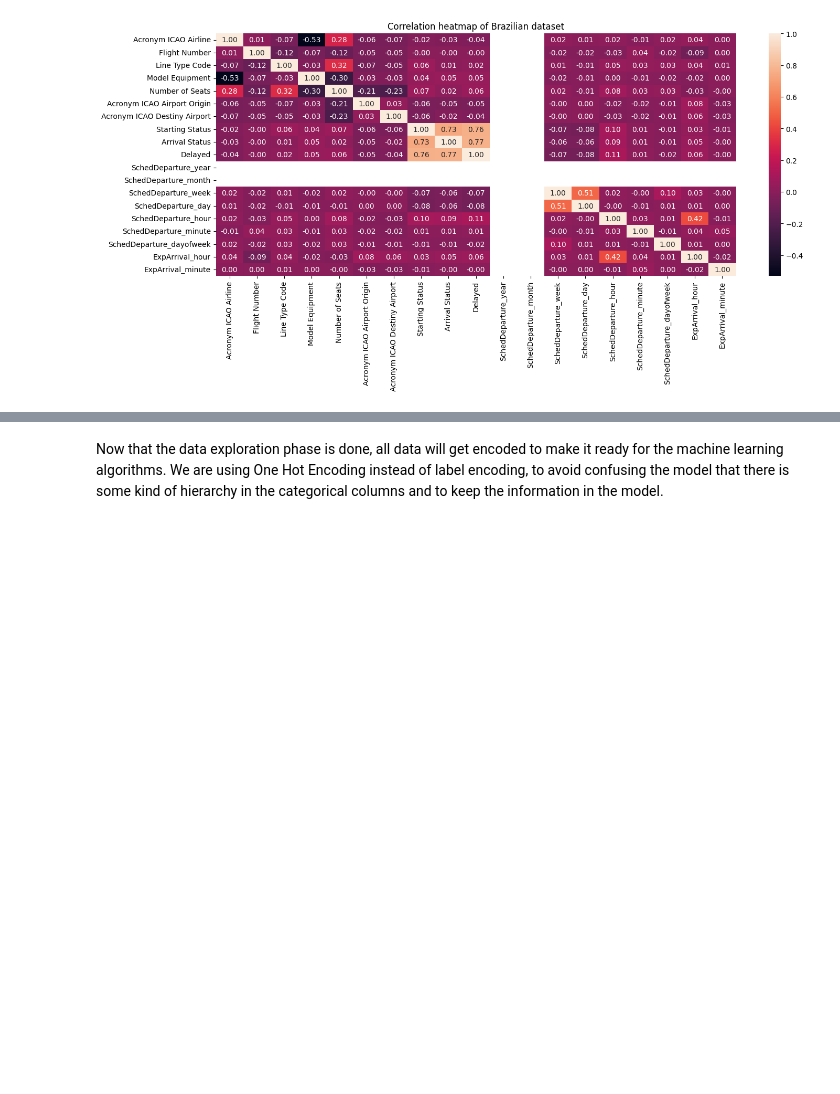
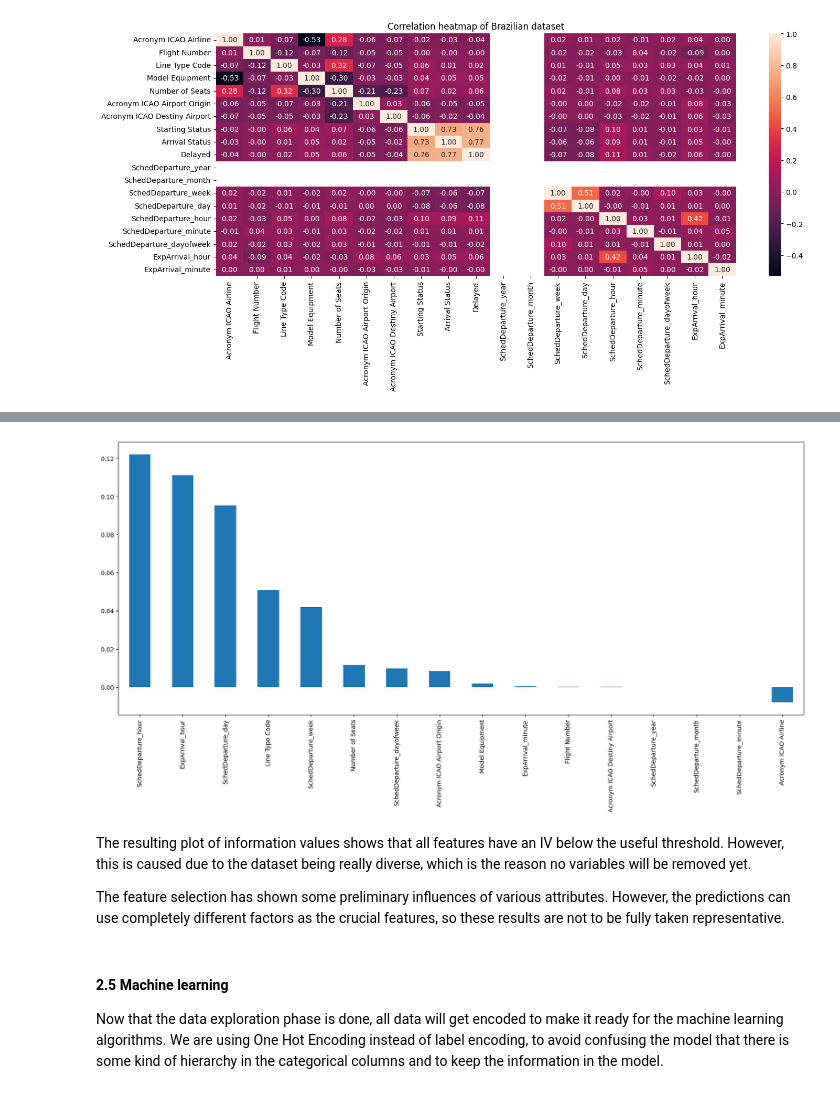
Before and after one commit to TygoF/Flight-delay-prediction, a Jupyter notebook: main.ipynb, the cells around one changed output, grey strips where cells are left out. Cells and saved outputs as stored; diff of their text form; code cells hidden in the pictures; blank space fills up the shorter version.

```diff
--- a/main.ipynb
+++ b/main.ipynb
@@ -352,6 +352,9 @@ Before going to feature selection, the columns 'actual match' and 'actual arriva
 # %%
 # Remove columns that are unavailable at time of prediction
 data_brazil5 = data_brazil4.drop(columns=['actual match', 'actual arrival', 'Reference'])
+
+# Create copies of dataset to use for feature selection and ML algorithms
+data_brazil_fs = data_brazil4.drop(columns=['actual match', 'actual arrival', 'Reference'])
 data_brazil_ml = data_brazil4.drop(columns=['actual match', 'actual arrival', 'Reference'])
 # %% [markdown]
 #### 2.4 Feature selection
@@ -371,2 +407,26 @@ Besides collinearity between the response variables, no signs of high collineari
+# %%
+def get_iv(feature, target):
+    df_woe_iv = (pd.crosstab(data_brazil_fs[feature],data_brazil_fs[target], normalize='columns')
+                .assign(woe=lambda dfx: np.log(dfx[1] / dfx[0]) if (dfx[0]>0.0001).all() else dfx[1])
+                .assign(iv=lambda dfx: np.sum(dfx['woe']*(dfx[1]-dfx[0]))))
+    iv = df_woe_iv.iloc[0,2:][1]
+    return iv
+
+X_fs = data_brazil_fs.drop(columns=["Delayed", "Arrival Status", "Starting Status"])
+ivs = []
+for feature in X_fs.columns.values:
+    ivs.append(get_iv(feature, "Delayed"))
+ivs_pd = pd.Series(ivs)
+ivs_pd.index = X_fs.columns
+ivs_pd.sort_values(ascending=False).plot.bar(figsize=(20, 8))
+plt.show()
+# %% [output]
+[figure, added]
+# %% [markdown]
+The resulting plot of information values shows that all features have an IV below the useful threshold. However, this is caused due to the dataset being really diverse, which is the reason no variables will be removed yet.
+
+The feature selection has shown some preliminary influences of various attributes. However, the predictions can use completely different factors as the crucial features, so these results are not to be fully taken representative.
 # %% [markdown]
+#### 2.5 Machine learning
+
 Now that the data exploration phase is done, all data will get encoded to make it ready for the machine learning algorithms. We are using One Hot Encoding instead of label encoding, to avoid confusing the model that there is some kind of hierarchy in the categorical columns and to keep the information in the model.
```
Also changed, not shown: parts of 9 cells of this notebook.
